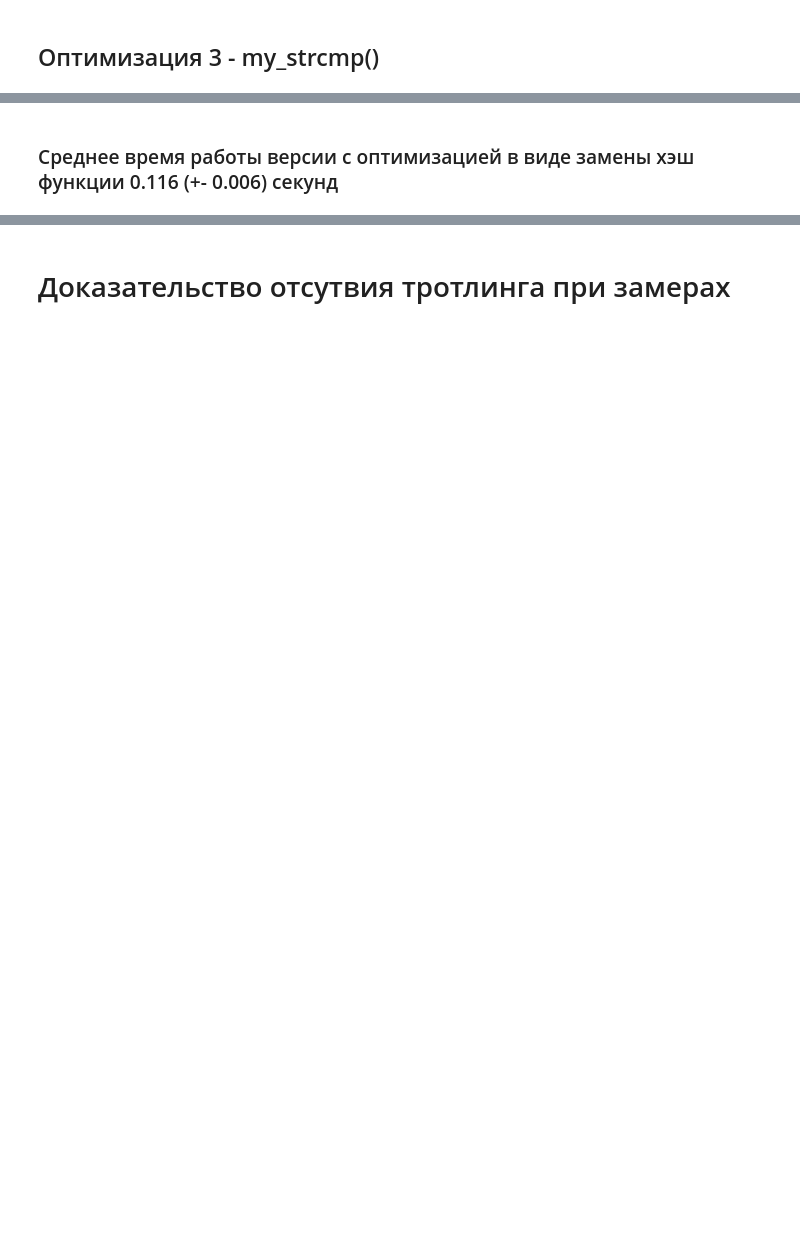
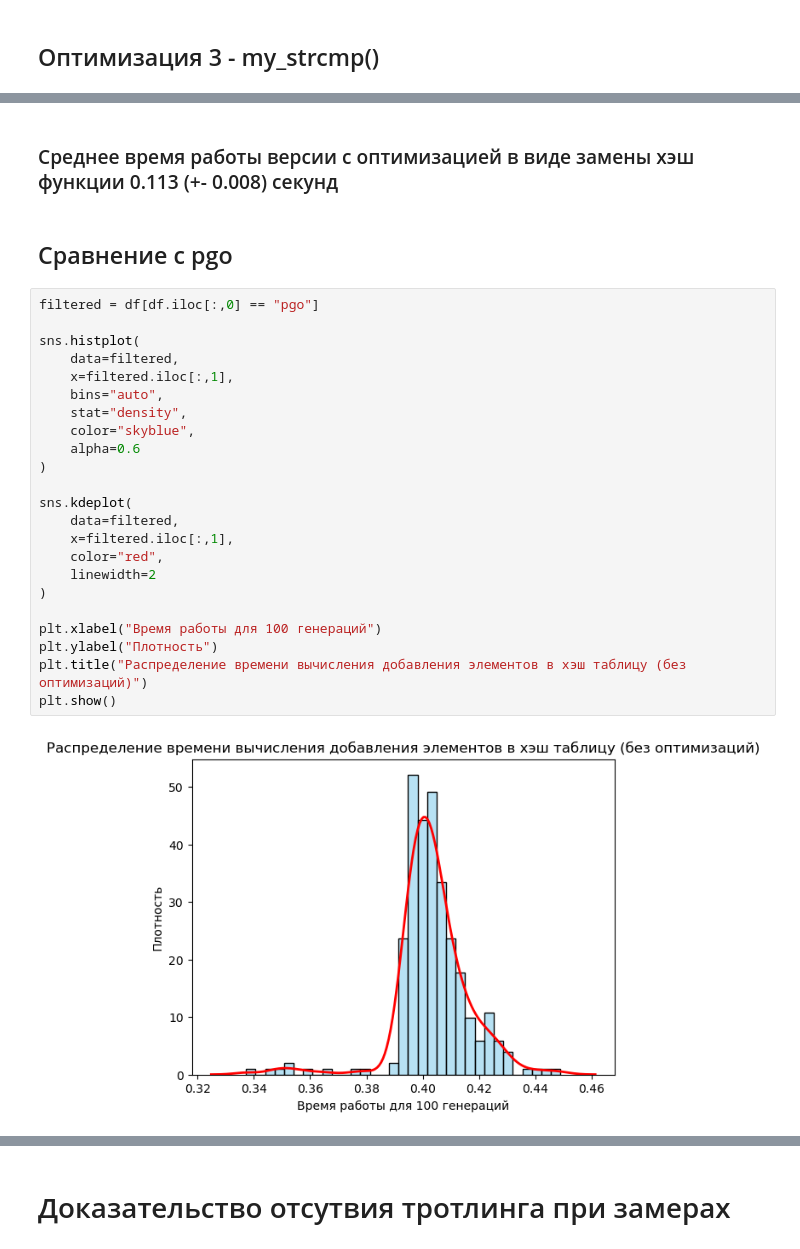
Before and after one commit to margocat57/Hash-Tables, a Jupyter notebook: analys.ipynb, the cells around one changed output, grey strips where cells are left out. Saved outputs shown, nothing was run; the diff lists cells and outputs as text; blank space fills up the shorter version.

```diff
--- a/analys.ipynb
+++ b/analys.ipynb
@@ -626,2 +631,29 @@ print(lower, upper)
 # %% [markdown]
-### Среднее время работы версии с оптимизацией в виде замены хэш функции 0.116 (+- 0.006) секунд
+### Среднее время работы версии с оптимизацией в виде замены хэш функции 0.113 (+- 0.008) секунд
+# %% [markdown]
+## Сравнение с pgo
+# %%
+filtered = df[df.iloc[:,0] == "pgo"]
+
+sns.histplot(
+    data=filtered,
+    x=filtered.iloc[:,1],
+    bins="auto",
+    stat="density",
+    color="skyblue",
+    alpha=0.6
+)
+
+sns.kdeplot(
+    data=filtered,
+    x=filtered.iloc[:,1],
+    color="red",
+    linewidth=2
+)
+
+plt.xlabel("Время работы для 100 генераций")
+plt.ylabel("Плотность")
+plt.title("Распределение времени вычисления добавления элементов в хэш таблицу (без оптимизаций)")
+plt.show()
+# %% [output]
+[figure, added]
```
Also changed, not shown: parts of 25 cells of this notebook, 28 other files.
